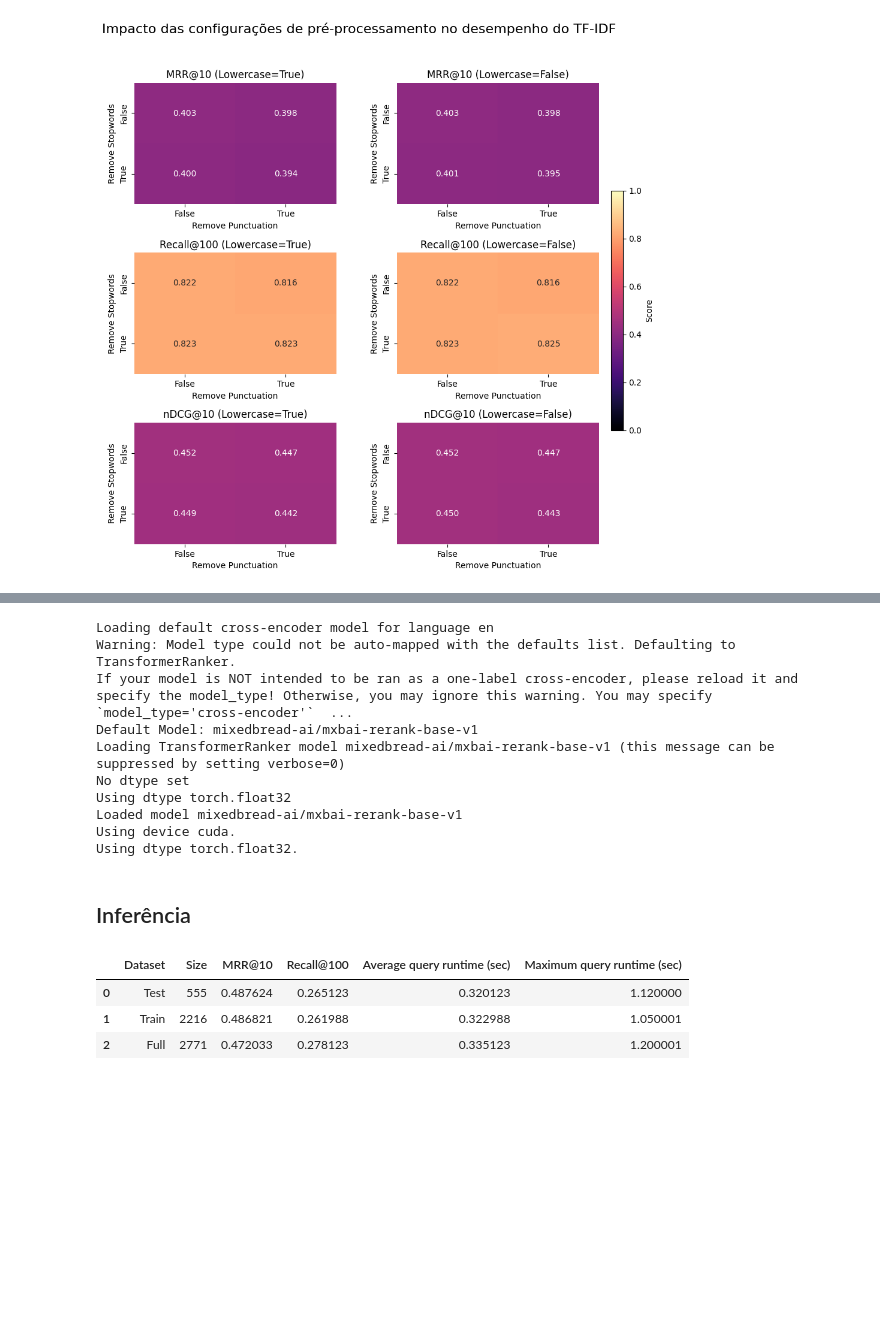
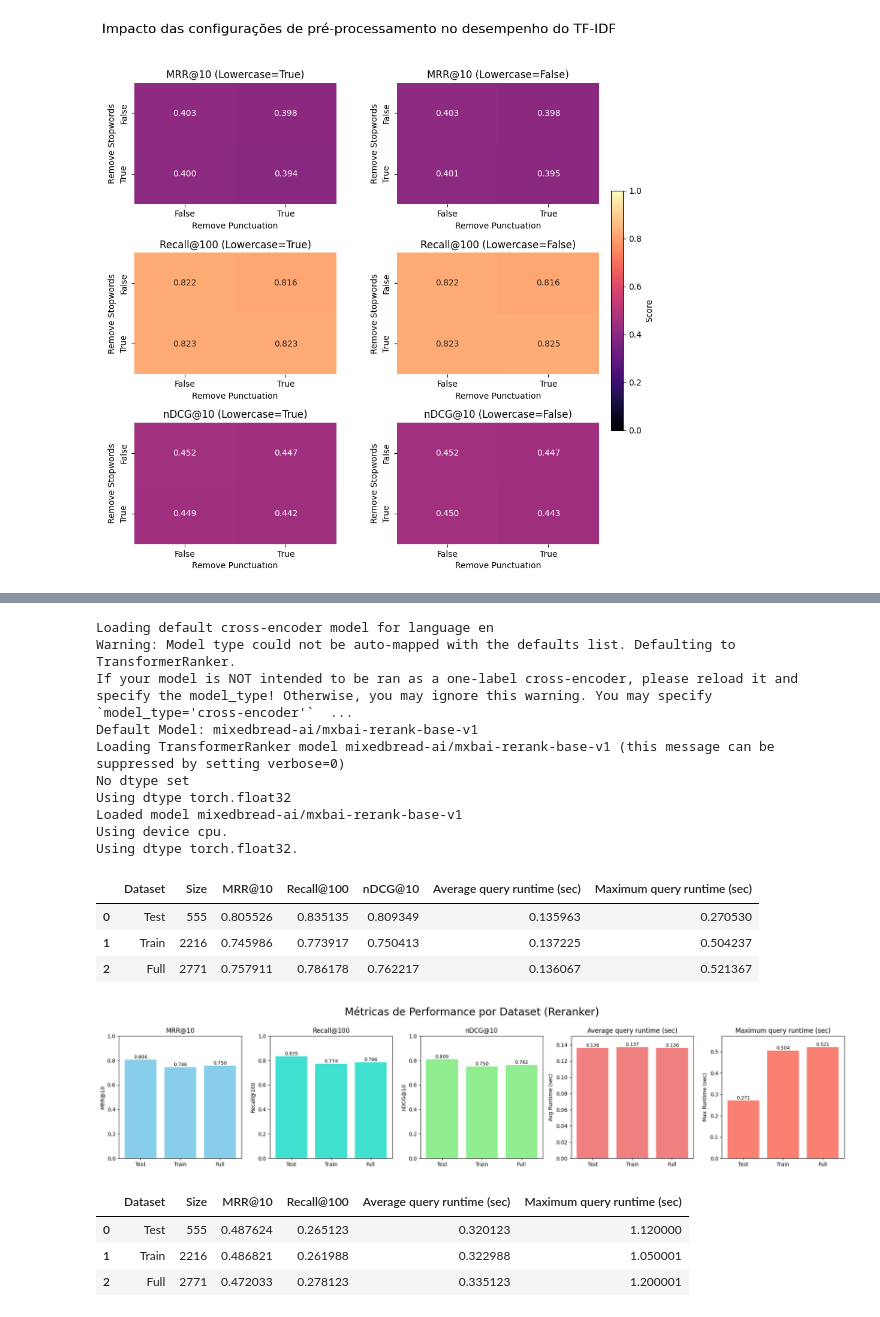
Before and after one commit to TFrankeM/projetos_em_cd, a Jupyter notebook: multi_stage_ranking.ipynb, the cells around one changed output, grey strips where cells are left out. Saved outputs shown, nothing was run; the diff lists cells and outputs as text; code cells hidden in the pictures; blank space fills up the shorter version.

Commit message:
Reimplement rerankers model

```diff
--- a/multi_stage_ranking.ipynb
+++ b/multi_stage_ranking.ipynb
@@ -53,7 +52,7 @@ def load_dataset(input_file):
     with open(input_file, 'rb') as f:
         return pickle.load(f)
 
-data_set = "../subset_msmarco_train_0/subset_msmarco_train_0.01_99.pkl"
+data_set = "subset_msmarco_train_0/subset_msmarco_train_0.01_99.pkl"
 
 data = load_dataset(data_set)
 queries = data["queries"]
@@ -891,6 +894,6 @@ plt.show()
 # %%
-ranker = Reranker("cross-encoder", device='cuda')
-tokenized_corpus = [preprocess(doc.text, remove_punctuation, lowercase) for doc in data["docs"].values()]
+ranker = Reranker("cross-encoder", device='cpu')
+tokenized_corpus = [preprocess(doc.text) for doc in data["docs"].values()]
 bm25 = BM25Okapi(tokenized_corpus)
 
 def model(query_id, remove_punctuation, lowercase):
@@ -916,7 +919,5 @@ Loading TransformerRanker model mixedbread-ai/mxbai-rerank-base-v1 (this message
 No dtype set
 Using dtype torch.float32
 Loaded model mixedbread-ai/mxbai-rerank-base-v1
-Using device cuda.
+Using device cpu.
 Using dtype torch.float32.
-# %% [markdown]
-## Inferência
@@ -940,3 +956,54 @@ reranker_results.loc[0] = ["Test", len(test_query_ids), average_mrr2, execution_
+# %%
+results = []
+
+# Test set
+results.append(evaluate_reranker_model("Test", test_query_ids, relevant_docs))
+
+# Train set
+results.append(evaluate_reranker_model("Train", train_query_ids, relevant_docs))
+
+# Full set
+results.append(evaluate_reranker_model("Full", query_ids, relevant_docs))
+
+reranker_results = pd.DataFrame(results)
+# %%
+reranker_results.to_csv("results/reranker_results.csv", index=False)
+reranker_results
+# %% [output]
+|  | Dataset | Size | MRR@10 | Recall@100 | nDCG@10 | Average query runtime (sec) | Maximum query runtime (sec) |
+| 0 | Test | 555 | 0.805526 | 0.835135 | 0.809349 | 0.135963 | 0.270530 |
+| 1 | Train | 2216 | 0.745986 | 0.773917 | 0.750413 | 0.137225 | 0.504237 |
+| 2 | Full | 2771 | 0.757911 | 0.786178 | 0.762217 | 0.136067 | 0.521367 |
+# %%
+metrics = [
+    ("MRR@10", "MRR@10", "skyblue"),
+    ("Recall@100", "Recall@100", "turquoise"),
+    ("nDCG@10", "nDCG@10", "lightgreen"),
+    ("Average query runtime (sec)", "Avg Runtime (sec)", "lightcoral"),
+    ("Maximum query runtime (sec)", "Max Runtime (sec)", "salmon")
+]
+
+fig, axs = plt.subplots(1, 5, figsize=(20, 4))
+
+for i, (metric, ylabel, color) in enumerate(metrics):
+    ax = axs[i]
+    bars = ax.bar(reranker_results["Dataset"], reranker_results[metric], color=color)
+    ax.set_title(metric)
+    ax.set_ylabel(ylabel)
+    ax.set_ylim(top = 1 if i<=2 else 1.1 * reranker_results[metric].max())
+
+    for bar in bars:
+        height = bar.get_height()
+        ax.text(
+            bar.get_x() + bar.get_width() / 2, height, f"{height:.3f}",
+            ha='center', va='bottom', fontsize=9
+        )
+
+plt.tight_layout()
+plt.suptitle("Métricas de Performance por Dataset (Reranker)", fontsize=20, y=1.1)
+plt.show()
+# %% [output]
+[figure, added]
 # %%
 reranker_results
 # %% [output]
```
Also changed, not shown: parts of 16 cells of this notebook, 1 other file.
